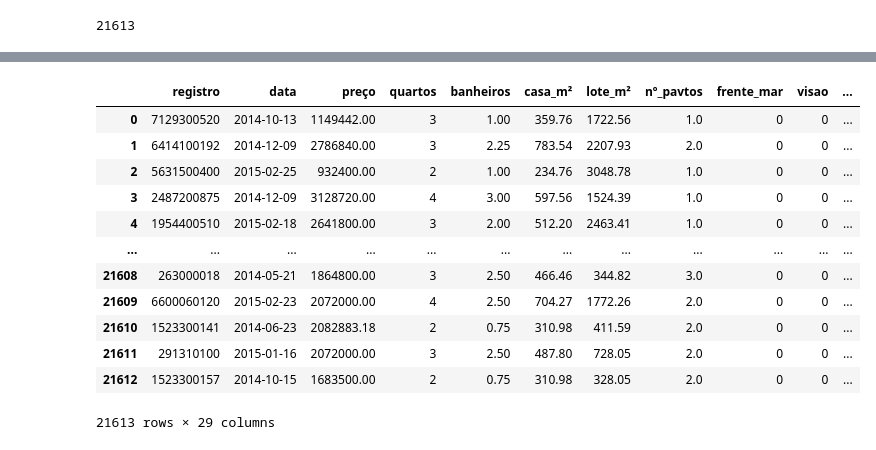
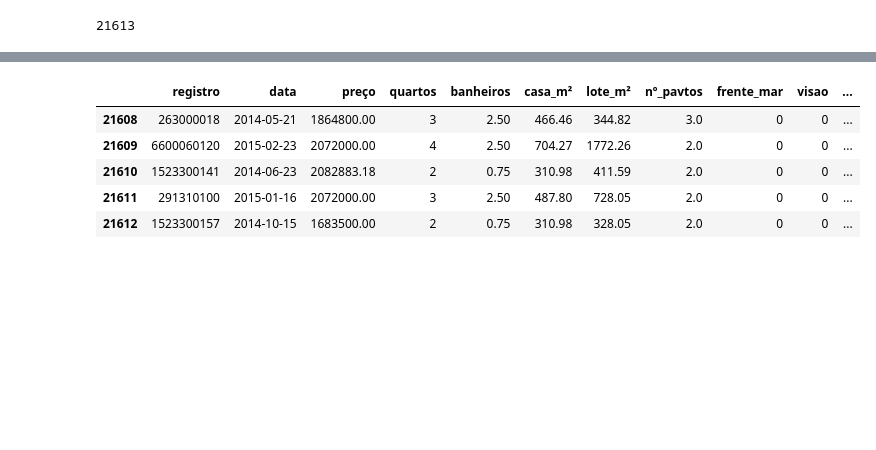
Before and after one commit to guilherminog/Projeto_DNC, a Jupyter notebook: df_var (1).ipynb, the cells around one changed output, grey strips where cells are left out. Saved outputs shown, nothing was run; the diff lists cells and outputs as text; code cells hidden in the pictures; blank space fills up the shorter version.

```diff
--- a/df_var (1).ipynb
+++ b/df_var (1).ipynb
@@ -163,7 +165,7 @@ quartos = df['quartos'].tolist()
 qu1 = []
 
 for x in quartos:
-    if x > 5:
+    if x > 7:
         qu1.append(0)
     else:
         qu1.append(x)
@@ -173,10 +177,8 @@ print(qu1[0:10])
 # %%
 banheiros = df['banheiros'].tolist()
 banheiros2 = []
-d = 5.21
-d = mt.ceil(d)
 for x in banheiros:
-    x = round(x)
+    x = mt.ceil(x)
     banheiros2.append(x)
 print(len(banheiros2))
 # %% [output]
@@ -399,9 +411,9 @@ sbs3 = []
 
 for x in subsolo:
     if x != 0:
-        sbs3.append("sim")
+        sbs3.append(1)
     else:
-        sbs3.append("não")
+        sbs3.append(0)
 
 print(sbs3[0:20])
 # %% [output]
@@ -536,5 +550,5 @@ print
 # %%
-df['rank'] = d
+df['pontuacao'] = d
 # %%
 df
 # %% [output]
@@ -578,18 +572,11 @@ df['casa_m²'] = casa_m2
 df['preço'] = preco
 df['lote_m²'] = lotem2
 # %%
-df
+df.tail()
 # %% [output]
 |  | registro | data | preço | quartos | banheiros | casa_m² | lote_m² | nº_pavtos | frente_mar | visao | ... |
-| 0 | 7129300520 | 2014-10-13 | 1149442.00 | 3 | 1.00 | 359.76 | 1722.56 | 1.0 | 0 | 0 | ... |
-| 1 | 6414100192 | 2014-12-09 | 2786840.00 | 3 | 2.25 | 783.54 | 2207.93 | 2.0 | 0 | 0 | ... |
-| 2 | 5631500400 | 2015-02-25 | 932400.00 | 2 | 1.00 | 234.76 | 3048.78 | 1.0 | 0 | 0 | ... |
-| 3 | 2487200875 | 2014-12-09 | 3128720.00 | 4 | 3.00 | 597.56 | 1524.39 | 1.0 | 0 | 0 | ... |
-| 4 | 1954400510 | 2015-02-18 | 2641800.00 | 3 | 2.00 | 512.20 | 2463.41 | 1.0 | 0 | 0 | ... |
-| ... | ... | ... | ... | ... | ... | ... | ... | ... | ... | ... | ... |
 | 21608 | 263000018 | 2014-05-21 | 1864800.00 | 3 | 2.50 | 466.46 | 344.82 | 3.0 | 0 | 0 | ... |
 | 21609 | 6600060120 | 2015-02-23 | 2072000.00 | 4 | 2.50 | 704.27 | 1772.26 | 2.0 | 0 | 0 | ... |
 | 21610 | 1523300141 | 2014-06-23 | 2082883.18 | 2 | 0.75 | 310.98 | 411.59 | 2.0 | 0 | 0 | ... |
 | 21611 | 291310100 | 2015-01-16 | 2072000.00 | 3 | 2.50 | 487.80 | 728.05 | 2.0 | 0 | 0 | ... |
 | 21612 | 1523300157 | 2014-10-15 | 1683500.00 | 2 | 0.75 | 310.98 | 328.05 | 2.0 | 0 | 0 | ... |
-21613 rows × 29 columns
```
Also changed, not shown: parts of 25 cells of this notebook.
